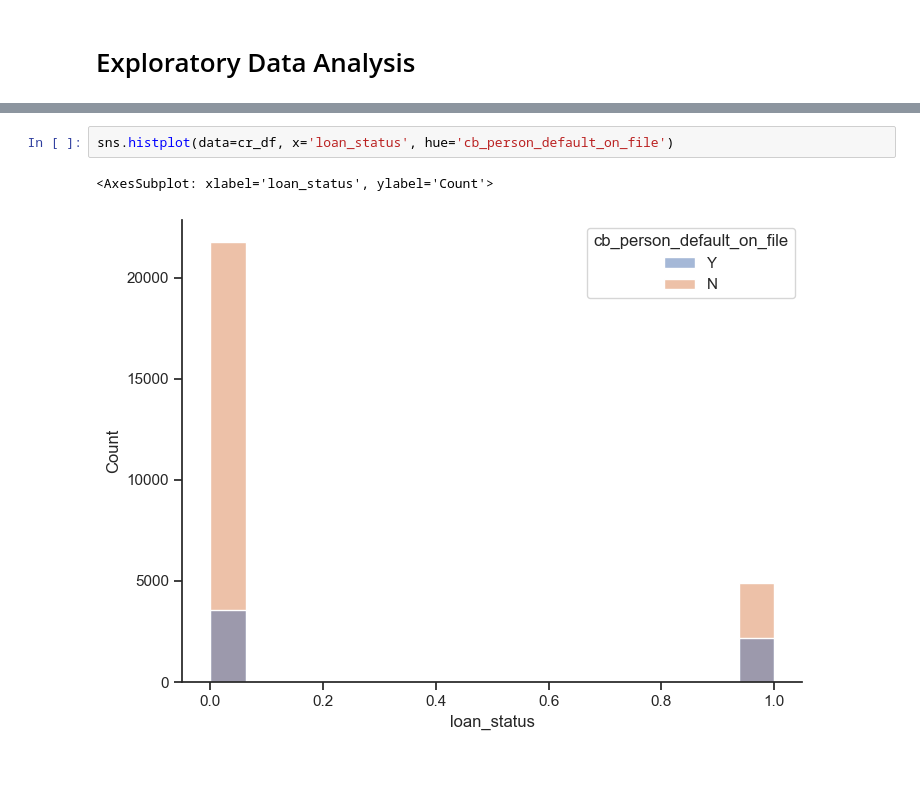
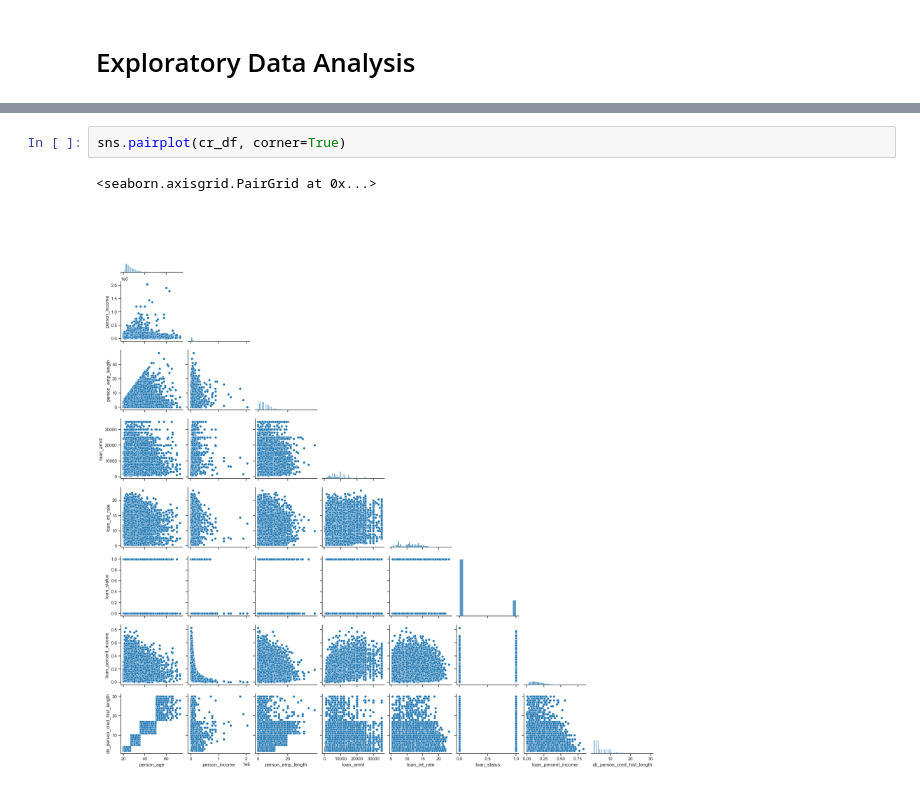
Before and after one commit to gerendc/Credit-Risk, a Jupyter notebook: credit_risk.ipynb, the cells around one changed output, grey strips where cells are left out. Drawn from its saved outputs; the diff is of its cells as text.

```diff
--- a/credit_risk.ipynb
+++ b/credit_risk.ipynb
@@ -402,5 +400,5 @@ cr_df.groupby(['loan_status', 'cb_person_default_on_file']).count()
-# %%
-sns.histplot(data=cr_df, x='loan_status', hue='cb_person_default_on_file')
-# %% [output]
-<AxesSubplot: xlabel='loan_status', ylabel='Count'>
-[figure, removed]
+# %%
+sns.pairplot(cr_df, corner=True)
+# %% [output]
+<seaborn.axisgrid.PairGrid at 0x...>
+[figure, added]
```
Also changed, not shown: parts of 36 cells of this notebook.
